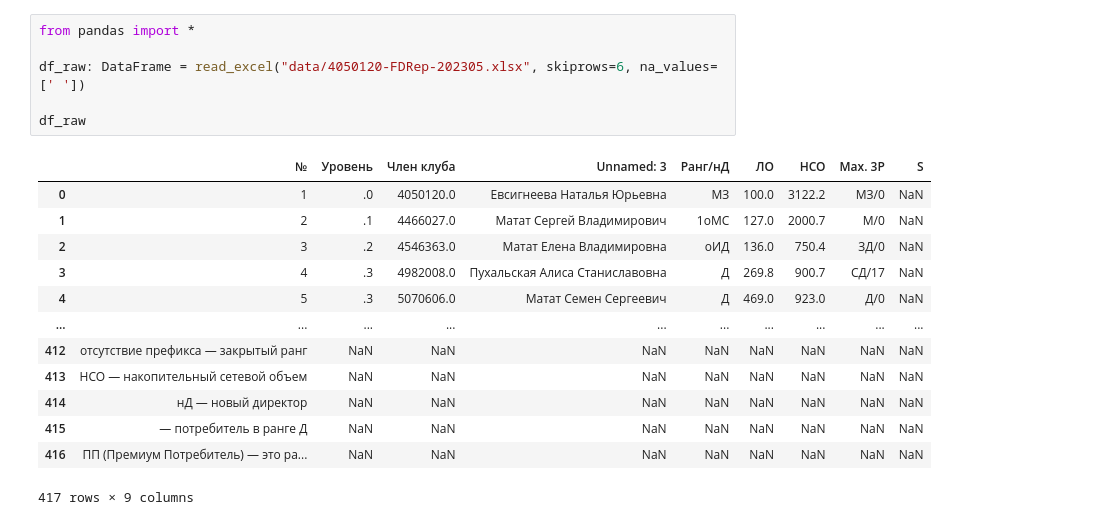
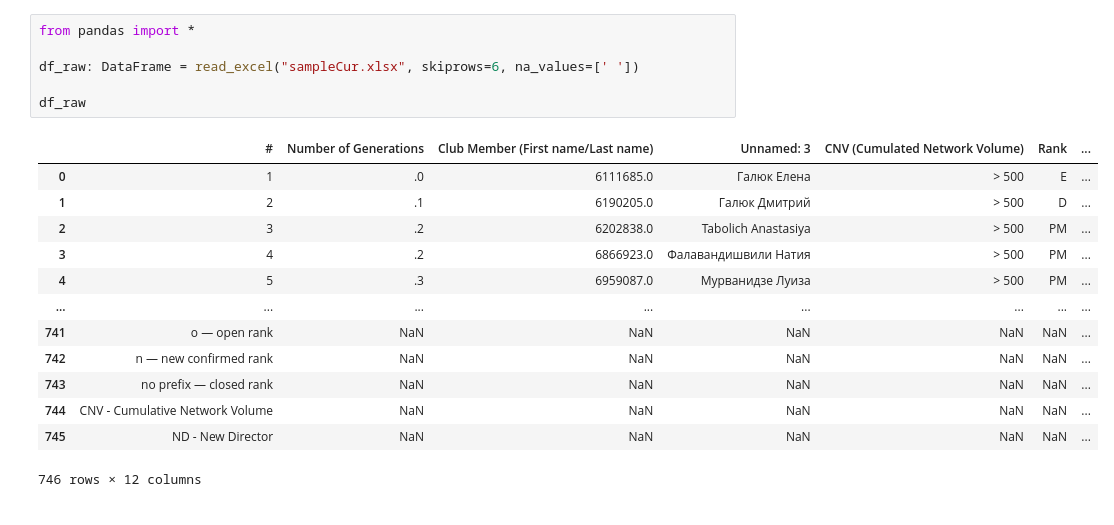
Before and after one commit to DmitryGalyuk/coralbot, a Jupyter notebook: pandas-notebook.ipynb, the cells around one changed output. Cells and saved outputs as stored; diff of their text form.

```diff
--- a/pandas-notebook.ipynb
+++ b/pandas-notebook.ipynb
@@ -1,23 +1,23 @@
 # %%
 from pandas import *
 
-df_raw: DataFrame = read_excel("data/4050120-FDRep-202305.xlsx", skiprows=6, na_values=[' '])
+df_raw: DataFrame = read_excel("sampleCur.xlsx", skiprows=6, na_values=[' '])
 
 df_raw
 # %% [output]
-|  | № | Уровень | Член клуба | Unnamed: 3 | Ранг/нД | ЛО | НСО | Max. 3Р | S |
-| 0 | 1 | .0 | 4050120.0 | Евсигнеева Наталья Юрьевна | МЗ | 100.0 | 3122.2 | МЗ/0 | NaN |
-| 1 | 2 | .1 | 4466027.0 | Матат Сергей Владимирович | 1оМС | 127.0 | 2000.7 | М/0 | NaN |
-| 2 | 3 | .2 | 4546363.0 | Матат Елена Владимировна | оИД | 136.0 | 750.4 | ЗД/0 | NaN |
-| 3 | 4 | .3 | 4982008.0 | Пухальская Алиса Станиславовна | Д | 269.8 | 900.7 | СД/17 | NaN |
-| 4 | 5 | .3 | 5070606.0 | Матат Семен Сергеевич | Д | 469.0 | 923.0 | Д/0 | NaN |
-| ... | ... | ... | ... | ... | ... | ... | ... | ... | ... |
-| 412 | отсутствие префикса — закрытый ранг | NaN | NaN | NaN | NaN | NaN | NaN | NaN | NaN |
-| 413 | НСО — накопительный сетевой объем | NaN | NaN | NaN | NaN | NaN | NaN | NaN | NaN |
-| 414 | нД — новый директор | NaN | NaN | NaN | NaN | NaN | NaN | NaN | NaN |
-| 415 | — потребитель в ранге Д | NaN | NaN | NaN | NaN | NaN | NaN | NaN | NaN |
-| 416 | ПП (Премиум Потребитель) — это ра... | NaN | NaN | NaN | NaN | NaN | NaN | NaN | NaN |
+|  | # | Number of Generations | Club Member (First name/Last name) | Unnamed: 3 | CNV (Cumulated Network Volume) | Rank | ... |
+| 0 | 1 | .0 | 6111685.0 | Галюк Елена | > 500 | E | ... |
+| 1 | 2 | .1 | 6190205.0 | Галюк Дмитрий | > 500 | D | ... |
+| 2 | 3 | .2 | 6202838.0 | Tabolich Anastasiya | > 500 | PM | ... |
+| 3 | 4 | .2 | 6866923.0 | Фалавандишвили Натия | > 500 | PM | ... |
+| 4 | 5 | .3 | 6959087.0 | Мурванидзе Луиза | > 500 | PM | ... |
+| ... | ... | ... | ... | ... | ... | ... | ... |
+| 741 | o — open rank | NaN | NaN | NaN | NaN | NaN | ... |
+| 742 | n — new confirmed rank | NaN | NaN | NaN | NaN | NaN | ... |
+| 743 | no prefix — closed rank | NaN | NaN | NaN | NaN | NaN | ... |
+| 744 | CNV - Cumulative Network Volume | NaN | NaN | NaN | NaN | NaN | ... |
+| 745 | ND - New Director | NaN | NaN | NaN | NaN | NaN | ... |
-417 rows × 9 columns
+746 rows × 12 columns
 # %%
 excel2Field = {}
 excel2Field["#"] = "rownum"
```
Also changed, not shown: parts of 9 cells of this notebook, 6 other files.
